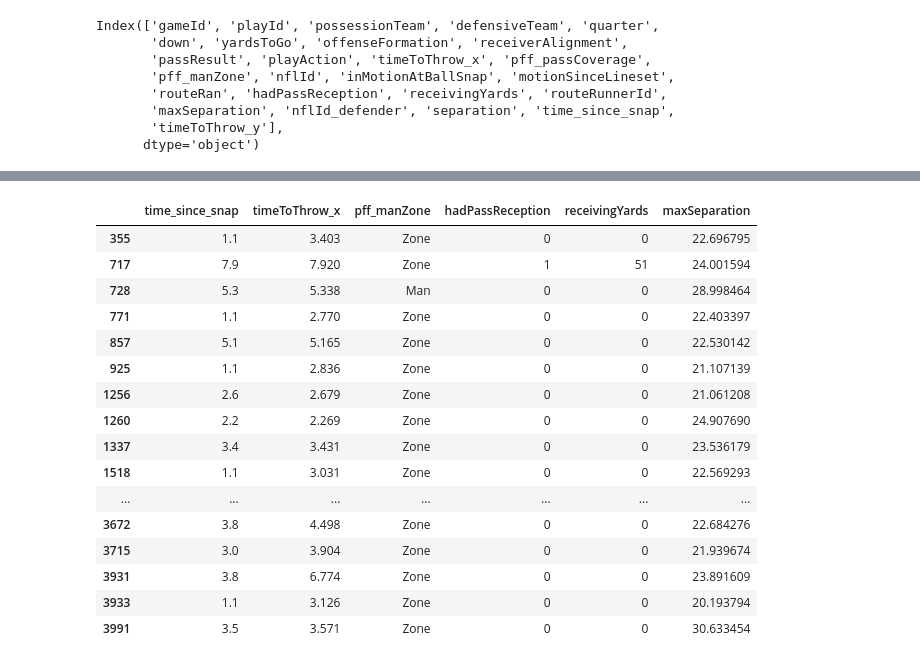
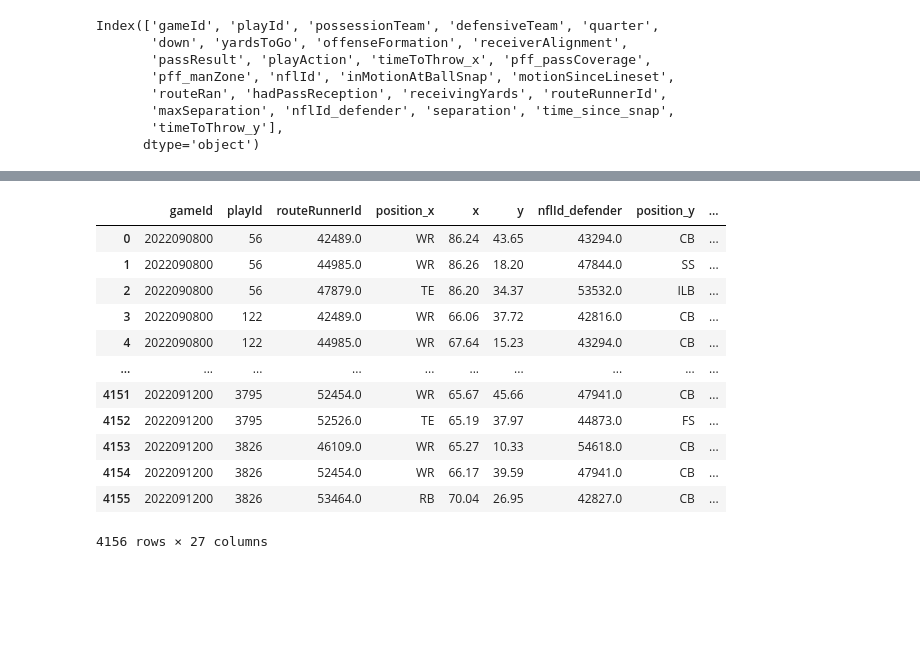
Before and after one commit to rohitbh7/nfl, a Jupyter notebook: submission.ipynb, the cells around one changed output, grey strips where cells are left out. Cells and saved outputs as stored; diff of their text form; code cells hidden in the pictures; blank space fills up the shorter version.

```diff
--- a/submission.ipynb
+++ b/submission.ipynb
@@ -356,21 +395,59 @@ week1
-# %%
-week1.loc[week1['maxSeparation'] > 20, ['time_since_snap', 'timeToThrow_x', 'pff_manZone','hadPassReception', 'receivingYards', 'maxSeparation']]
-# %% [output]
-|  | time_since_snap | timeToThrow_x | pff_manZone | hadPassReception | receivingYards | maxSeparation |
-| 355 | 1.1 | 3.403 | Zone | 0 | 0 | 22.696795 |
-| 717 | 7.9 | 7.920 | Zone | 1 | 51 | 24.001594 |
-| 728 | 5.3 | 5.338 | Man | 0 | 0 | 28.998464 |
-| 771 | 1.1 | 2.770 | Zone | 0 | 0 | 22.403397 |
-| 857 | 5.1 | 5.165 | Zone | 0 | 0 | 22.530142 |
-| 925 | 1.1 | 2.836 | Zone | 0 | 0 | 21.107139 |
-| 1256 | 2.6 | 2.679 | Zone | 0 | 0 | 21.061208 |
-| 1260 | 2.2 | 2.269 | Zone | 0 | 0 | 24.907690 |
-| 1337 | 3.4 | 3.431 | Zone | 0 | 0 | 23.536179 |
-| 1518 | 1.1 | 3.031 | Zone | 0 | 0 | 22.569293 |
-| ... | ... | ... | ... | ... | ... | ... |
-| 3672 | 3.8 | 4.498 | Zone | 0 | 0 | 22.684276 |
-| 3715 | 3.0 | 3.904 | Zone | 0 | 0 | 21.939674 |
-| 3931 | 3.8 | 6.774 | Zone | 0 | 0 | 23.891609 |
-| 3933 | 1.1 | 3.126 | Zone | 0 | 0 | 20.193794 |
-| 3991 | 3.5 | 3.571 | Zone | 0 | 0 | 30.633454 |
+# %%
+startingpos = tracking_data[['gameId','playId','nflId','event','x','y']][(tracking_data['event']=="ball_snap")]
+# %%
+week1 = pd.merge(
+    week1,
+    startingpos[['gameId','playId','nflId','x','y']],
+    how='left',
+    left_on=['gameId','playId','routeRunnerId'],
+    right_on=['gameId','playId','nflId']
+)
+# %%
+column_order = [
+    'gameId',
+    'playId',
+    'routeRunnerId',  # Move routeRunnerId to 3rd
+    'position_x',
+    'x',
+    'y',
+    'nflId_defender',  # Move nflId_defender to 4th
+    'position_y',
+    'possessionTeam',
+    'defensiveTeam',
+    'quarter',
+    'down',
+    'yardsToGo',
+    'offenseFormation',
+    'receiverAlignment',
+    'passResult',
+    'playAction',
+    'timeToThrow_x',
+    'pff_passCoverage',
+    'pff_manZone',
+    'inMotionAtBallSnap',
+    'motionSinceLineset',
+    'routeRan',
+    'hadPassReception',
+    'receivingYards',
+    'time_since_snap',
+    'maxSeparation'
+]
+week1 = week1.drop(columns='nflId')
+week1 = week1[column_order]
+# %%
+week1
+# %% [output]
+|  | gameId | playId | routeRunnerId | position_x | x | y | nflId_defender | position_y | ... |
+| 0 | 2022090800 | 56 | 42489.0 | WR | 86.24 | 43.65 | 43294.0 | CB | ... |
+| 1 | 2022090800 | 56 | 44985.0 | WR | 86.26 | 18.20 | 47844.0 | SS | ... |
+| 2 | 2022090800 | 56 | 47879.0 | TE | 86.20 | 34.37 | 53532.0 | ILB | ... |
+| 3 | 2022090800 | 122 | 42489.0 | WR | 66.06 | 37.72 | 42816.0 | CB | ... |
+| 4 | 2022090800 | 122 | 44985.0 | WR | 67.64 | 15.23 | 43294.0 | CB | ... |
+| ... | ... | ... | ... | ... | ... | ... | ... | ... | ... |
+| 4151 | 2022091200 | 3795 | 52454.0 | WR | 65.67 | 45.66 | 47941.0 | CB | ... |
+| 4152 | 2022091200 | 3795 | 52526.0 | TE | 65.19 | 37.97 | 44873.0 | FS | ... |
+| 4153 | 2022091200 | 3826 | 46109.0 | WR | 65.27 | 10.33 | 54618.0 | CB | ... |
+| 4154 | 2022091200 | 3826 | 52454.0 | WR | 66.17 | 39.59 | 47941.0 | CB | ... |
+| 4155 | 2022091200 | 3826 | 53464.0 | RB | 70.04 | 26.95 | 42827.0 | CB | ... |
+4156 rows × 27 columns
 # %%
```
Also changed, not shown: parts of 10 cells of this notebook.
